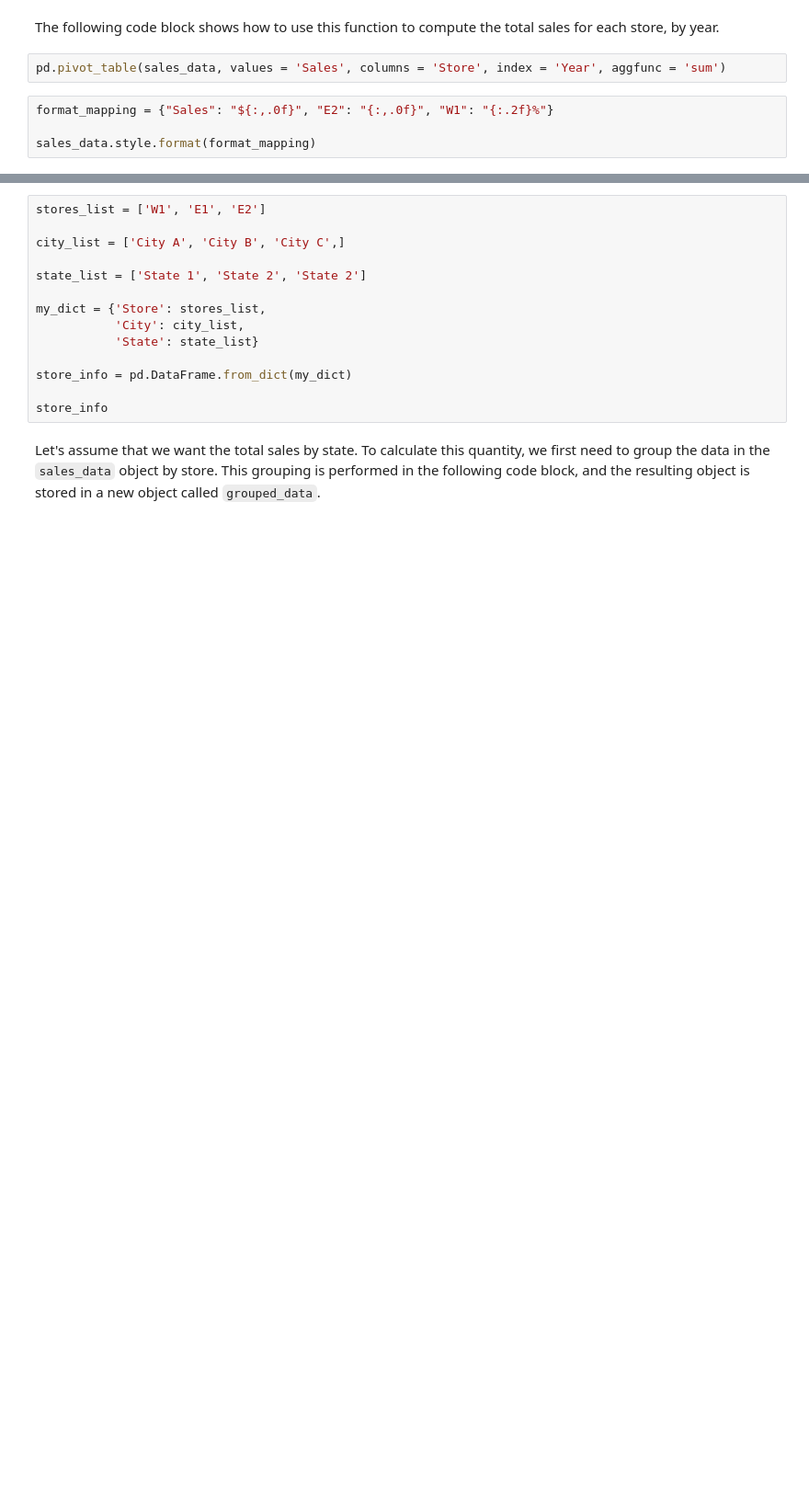
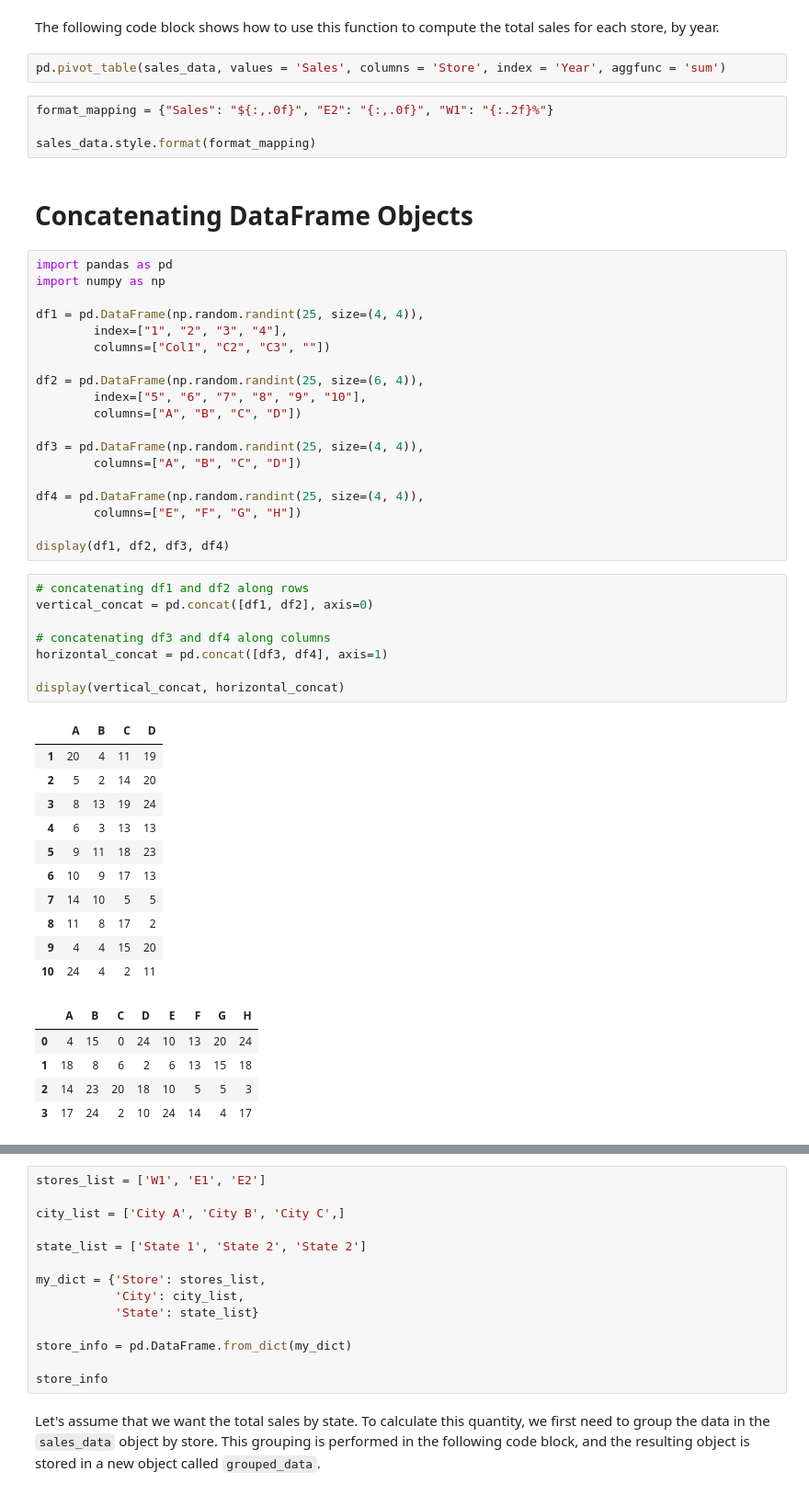
Before and after one commit to gregbott/Python_For_Business_Students, a Jupyter notebook: Pandas.ipynb, the cells around one changed output, grey strips where cells are left out. Shown at 92% size. Saved outputs shown, nothing was run; the diff lists cells and outputs as text; blank space fills up the shorter version.

```diff
--- a/Pandas.ipynb
+++ b/Pandas.ipynb
@@ -1500,4 +1500,50 @@ pd.pivot_table(sales_data, values = 'Sales', columns = 'Store', index = 'Year',
 format_mapping = {"Sales": "${:,.0f}", "E2": "{:,.0f}", "W1": "{:.2f}%"}
 
 sales_data.style.format(format_mapping)
+# %% [markdown]
+# Concatenating DataFrame Objects
+# %%
+import pandas as pd
+import numpy as np
+
+df1 = pd.DataFrame(np.random.randint(25, size=(4, 4)),
+        index=["1", "2", "3", "4"],
+        columns=["Col1", "C2", "C3", ""])
+
+df2 = pd.DataFrame(np.random.randint(25, size=(6, 4)),
+        index=["5", "6", "7", "8", "9", "10"],
+        columns=["A", "B", "C", "D"])
+
+df3 = pd.DataFrame(np.random.randint(25, size=(4, 4)),
+        columns=["A", "B", "C", "D"])
+
+df4 = pd.DataFrame(np.random.randint(25, size=(4, 4)),
+        columns=["E", "F", "G", "H"])
+
+display(df1, df2, df3, df4)
+# %%
+# concatenating df1 and df2 along rows
+vertical_concat = pd.concat([df1, df2], axis=0)
+
+# concatenating df3 and df4 along columns
+horizontal_concat = pd.concat([df3, df4], axis=1)
+
+display(vertical_concat, horizontal_concat)
+# %% [output]
+|  | A | B | C | D |
+| 1 | 20 | 4 | 11 | 19 |
+| 2 | 5 | 2 | 14 | 20 |
+| 3 | 8 | 13 | 19 | 24 |
+| 4 | 6 | 3 | 13 | 13 |
+| 5 | 9 | 11 | 18 | 23 |
+| 6 | 10 | 9 | 17 | 13 |
+| 7 | 14 | 10 | 5 | 5 |
+| 8 | 11 | 8 | 17 | 2 |
+| 9 | 4 | 4 | 15 | 20 |
+| 10 | 24 | 4 | 2 | 11 |
+|  | A | B | C | D | E | F | G | H |
+| 0 | 4 | 15 | 0 | 24 | 10 | 13 | 20 | 24 |
+| 1 | 18 | 8 | 6 | 2 | 6 | 13 | 15 | 18 |
+| 2 | 14 | 23 | 20 | 18 | 10 | 5 | 5 | 3 |
+| 3 | 17 | 24 | 2 | 10 | 24 | 14 | 4 | 17 |
 # %% [markdown]
```
Also changed, not shown: parts of 1 cell of this notebook.
